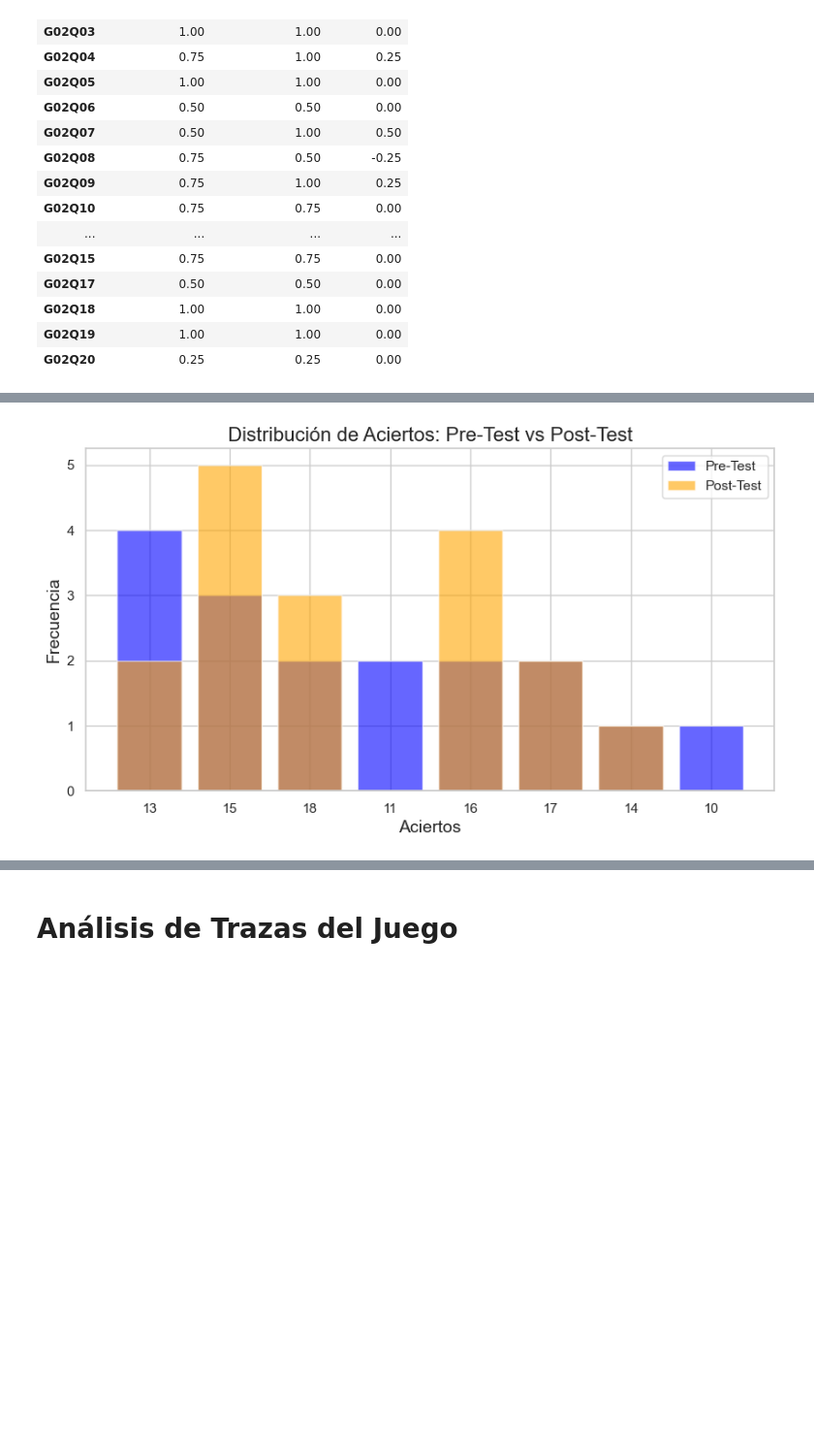
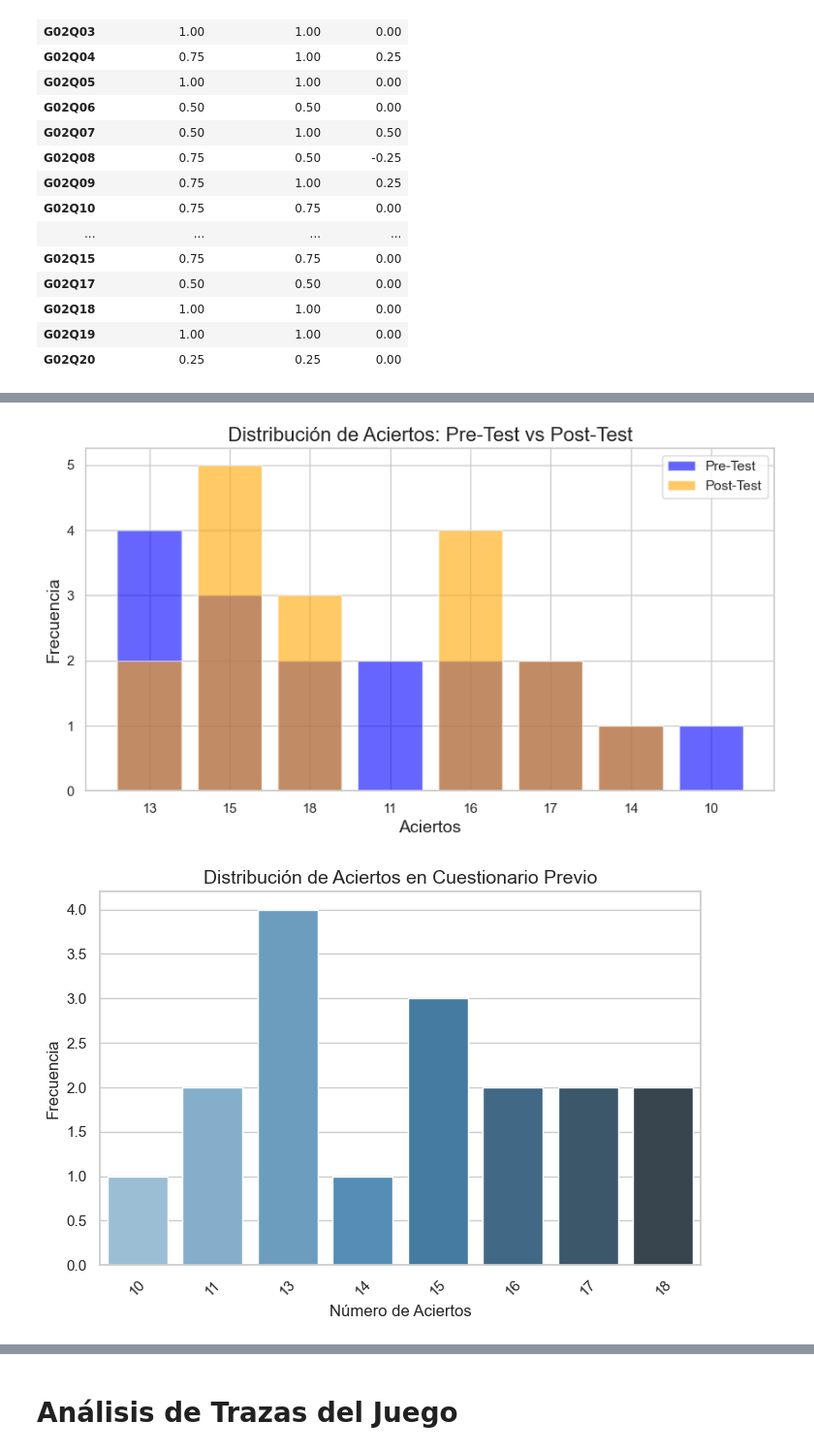
Before and after one commit to admont02/TFG-SimonaAntonova-AdrianMontero, a Jupyter notebook: AnalisisDeDatos.ipynb, the cells around one changed output, grey strips where cells are left out. Shown at 97% size. Saved outputs shown, nothing was run; the diff lists cells and outputs as text; code cells hidden in the pictures; blank space fills up the shorter version.

```diff
--- a/AnalisisDeDatos.ipynb
+++ b/AnalisisDeDatos.ipynb
@@ -485,7 +486,7 @@ sns.barplot(x=["Pre-Test", "Post-Test"], y=[
 plt.title("Media de Aciertos: Previo vs Posterior", fontsize=14)
 plt.ylabel("Media de Aciertos", fontsize=12)
 plt.xlabel("")
-plt.show()
+#plt.show()
 
 # Visualizar mejoras por pregunta
 plt.figure(figsize=(12, 6))
@@ -508,30 +509,57 @@ plt.figure(figsize=(10, 5))
 
 plt.bar(pre_test_data.keys(), pre_test_data.values(), alpha=0.6, label='Pre-Test', color='blue')
 plt.bar(post_test_data.keys(), post_test_data.values(), alpha=0.6, label='Post-Test', color='orange')
 
 plt.title('Distribución de Aciertos: Pre-Test vs Post-Test', fontsize=16)
 plt.xlabel('Aciertos', fontsize=14)
 plt.ylabel('Frecuencia', fontsize=14)
 plt.legend()
+#plt.show()
+import matplotlib.pyplot as plt
+import seaborn as sns
+
+# Crear gráficas de distribución de aciertos para cada test
+
+# Pre-Test
+plt.figure(figsize=(8, 5))
+sns.barplot(x=estadisticas_globales["Pre-Test (Aciertos)"]["Distribución"].index,
+            y=estadisticas_globales["Pre-Test (Aciertos)"]["Distribución"].values,
+            palette="Blues_d")
+plt.title("Distribución de Aciertos en Cuestionario Previo", fontsize=14)
+plt.xlabel("Número de Aciertos", fontsize=12)
+plt.ylabel("Frecuencia", fontsize=12)
+plt.xticks(rotation=45)
 plt.show()
+
+# Post-Test
+plt.figure(figsize=(8, 5))
+sns.barplot(x=estadisticas_globales["Post-Test (Aciertos)"]["Distribución"].index,
+            y=estadisticas_globales["Post-Test (Aciertos)"]["Distribución"].values,
+            palette="Oranges_d")
+plt.title("Distribución de Aciertos en Cuestionario Posterior", fontsize=14)
+plt.xlabel("Número de Aciertos", fontsize=12)
+plt.ylabel("Frecuencia", fontsize=12)
+plt.xticks(rotation=45)
+plt.show()
 # %% [output]
 {'Pre-Test (Aciertos)': {'Media': 14.411764705882353,
   'Desviación Estándar': 2.4509901960588234,
   'Distribución': aciertos_pre
   13    4
   15    3
   18    2
   11    2
   16    2
   17    2
   14    1
   10    1
   Name: count, dtype: int64},
 ... (6 lines left out)
   13    2
   17    2
   14    1
   Name: count, dtype: int64}}
 [figure]
 [figure]
 [figure]
+[figure, added]
```
Also changed, not shown: parts of 8 cells of this notebook, 16 other files.
